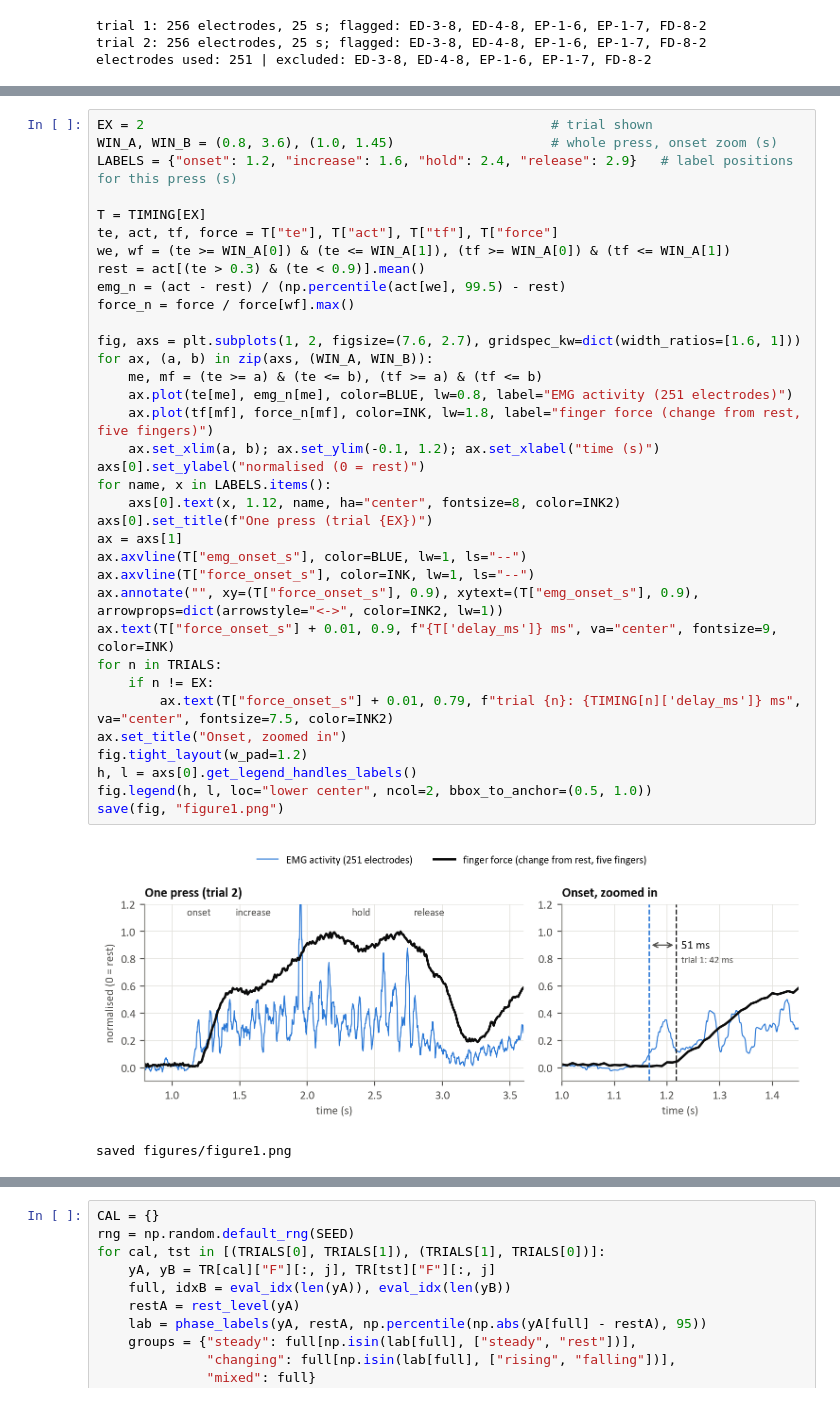
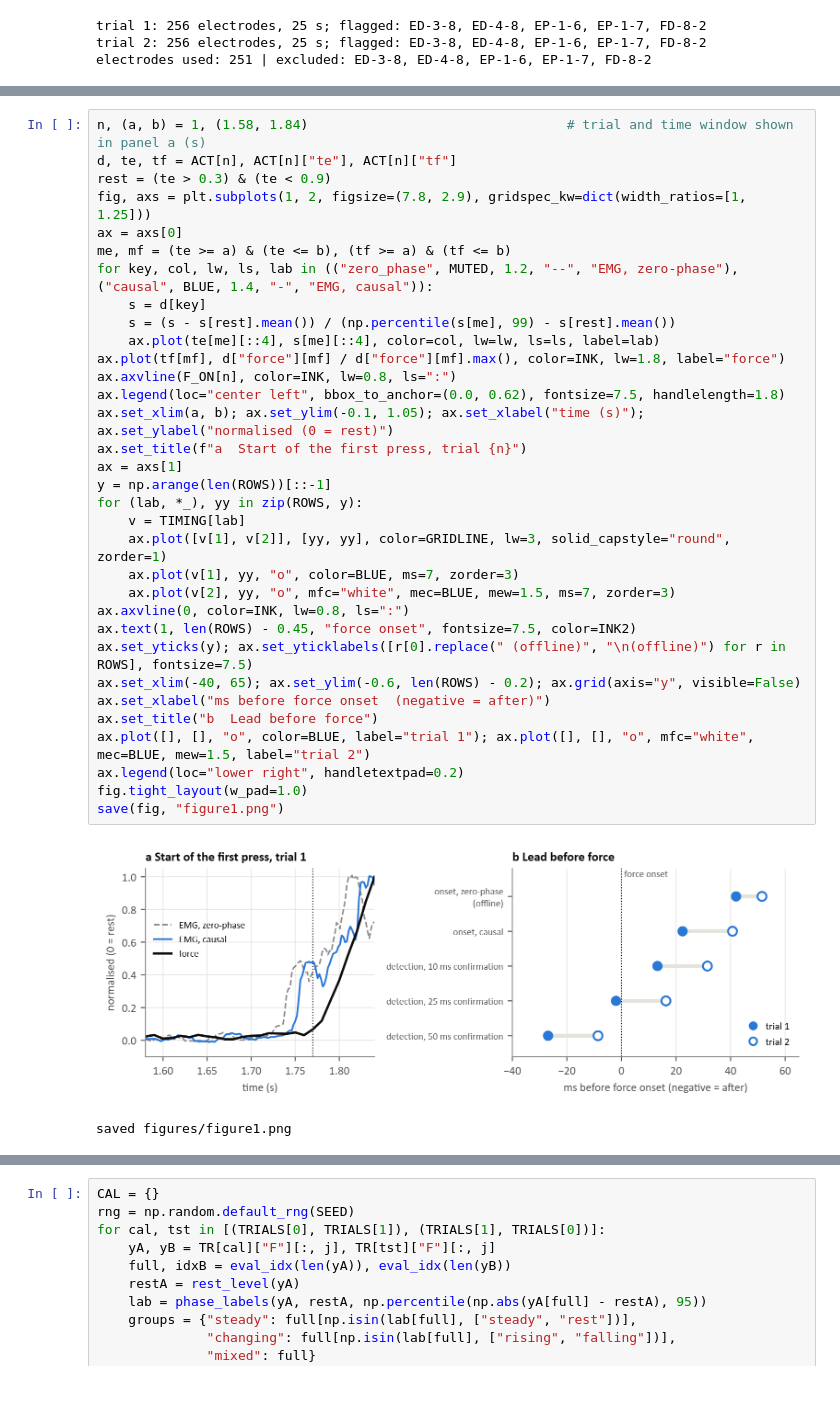
Before and after one commit to drkarlareyes/Forecasting_PinchOnset, a Jupyter notebook: hyser.ipynb, the cells around one changed output, grey strips where cells are left out. Drawn from its saved outputs; the diff is of its cells as text.

```diff
--- a/hyser.ipynb
+++ b/hyser.ipynb
@@ -360,40 +432,38 @@ trial 2: EMG onset 1.166 s, force onset 1.217 s -> EMG 51 ms before force
 # %%
-EX = 2                                                    # trial shown
-WIN_A, WIN_B = (0.8, 3.6), (1.0, 1.45)                    # whole press, onset zoom (s)
-LABELS = {"onset": 1.2, "increase": 1.6, "hold": 2.4, "release": 2.9}   # label positions for this press (s)
-
-T = TIMING[EX]
-te, act, tf, force = T["te"], T["act"], T["tf"], T["force"]
-we, wf = (te >= WIN_A[0]) & (te <= WIN_A[1]), (tf >= WIN_A[0]) & (tf <= WIN_A[1])
-rest = act[(te > 0.3) & (te < 0.9)].mean()
-emg_n = (act - rest) / (np.percentile(act[we], 99.5) - rest)
-force_n = force / force[wf].max()
-
-fig, axs = plt.subplots(1, 2, figsize=(7.6, 2.7), gridspec_kw=dict(width_ratios=[1.6, 1]))
-for ax, (a, b) in zip(axs, (WIN_A, WIN_B)):
-    me, mf = (te >= a) & (te <= b), (tf >= a) & (tf <= b)
-    ax.plot(te[me], emg_n[me], color=BLUE, lw=0.8, label="EMG activity (251 electrodes)")
-    ax.plot(tf[mf], force_n[mf], color=INK, lw=1.8, label="finger force (change from rest, five fingers)")
-    ax.set_xlim(a, b); ax.set_ylim(-0.1, 1.2); ax.set_xlabel("time (s)")
-axs[0].set_ylabel("normalised (0 = rest)")
-for name, x in LABELS.items():
-    axs[0].text(x, 1.12, name, ha="center", fontsize=8, color=INK2)
-axs[0].set_title(f"One press (trial {EX})")
+n, (a, b) = 1, (1.58, 1.84)                                 # trial and time window shown in panel a (s)
+d, te, tf = ACT[n], ACT[n]["te"], ACT[n]["tf"]
+rest = (te > 0.3) & (te < 0.9)
+fig, axs = plt.subplots(1, 2, figsize=(7.8, 2.9), gridspec_kw=dict(width_ratios=[1, 1.25]))
+ax = axs[0]
+me, mf = (te >= a) & (te <= b), (tf >= a) & (tf <= b)
+for key, col, lw, ls, lab in (("zero_phase", MUTED, 1.2, "--", "EMG, zero-phase"), ("causal", BLUE, 1.4, "-", "EMG, causal")):
+    s = d[key]
+    s = (s - s[rest].mean()) / (np.percentile(s[me], 99) - s[rest].mean())
+    ax.plot(te[me][::4], s[me][::4], color=col, lw=lw, ls=ls, label=lab)
+ax.plot(tf[mf], d["force"][mf] / d["force"][mf].max(), color=INK, lw=1.8, label="force")
+ax.axvline(F_ON[n], color=INK, lw=0.8, ls=":")
+ax.legend(loc="center left", bbox_to_anchor=(0.0, 0.62), fontsize=7.5, handlelength=1.8)
+ax.set_xlim(a, b); ax.set_ylim(-0.1, 1.05); ax.set_xlabel("time (s)"); ax.set_ylabel("normalised (0 = rest)")
+ax.set_title(f"a  Start of the first press, trial {n}")
 ax = axs[1]
-ax.axvline(T["emg_onset_s"], color=BLUE, lw=1, ls="--")
-ax.axvline(T["force_onset_s"], color=INK, lw=1, ls="--")
-ax.annotate("", xy=(T["force_onset_s"], 0.9), xytext=(T["emg_onset_s"], 0.9), arrowprops=dict(arrowstyle="<->", color=INK2, lw=1))
-ax.text(T["force_onset_s"] + 0.01, 0.9, f"{T['delay_ms']} ms", va="center", fontsize=9, color=INK)
-for n in TRIALS:
-    if n != EX:
-        ax.text(T["force_onset_s"] + 0.01, 0.79, f"trial {n}: {TIMING[n]['delay_ms']} ms", va="center", fontsize=7.5, color=INK2)
-ax.set_title("Onset, zoomed in")
-fig.tight_layout(w_pad=1.2)
-h, l = axs[0].get_legend_handles_labels()
-fig.legend(h, l, loc="lower center", ncol=2, bbox_to_anchor=(0.5, 1.0))
+y = np.arange(len(ROWS))[::-1]
+for (lab, *_), yy in zip(ROWS, y):
+    v = TIMING[lab]
+    ax.plot([v[1], v[2]], [yy, yy], color=GRIDLINE, lw=3, solid_capstyle="round", zorder=1)
+    ax.plot(v[1], yy, "o", color=BLUE, ms=7, zorder=3)
+    ax.plot(v[2], yy, "o", mfc="white", mec=BLUE, mew=1.5, ms=7, zorder=3)
+ax.axvline(0, color=INK, lw=0.8, ls=":")
+ax.text(1, len(ROWS) - 0.45, "force onset", fontsize=7.5, color=INK2)
+ax.set_yticks(y); ax.set_yticklabels([r[0].replace(" (offline)", "\n(offline)") for r in ROWS], fontsize=7.5)
+ax.set_xlim(-40, 65); ax.set_ylim(-0.6, len(ROWS) - 0.2); ax.grid(axis="y", visible=False)
+ax.set_xlabel("ms before force onset  (negative = after)")
+ax.set_title("b  Lead before force")
+ax.plot([], [], "o", color=BLUE, label="trial 1"); ax.plot([], [], "o", mfc="white", mec=BLUE, mew=1.5, label="trial 2")
+ax.legend(loc="lower right", handletextpad=0.2)
+fig.tight_layout(w_pad=1.0)
 save(fig, "figure1.png")
 # %% [output]
-[figure, old version]
+[figure, new version]
 saved figures/figure1.png
 # %% [markdown]
 ## Figure 2 · Forecast against the baselines, by horizon and phase
```
Also changed, not shown: parts of 11 cells of this notebook, 2 other files.
